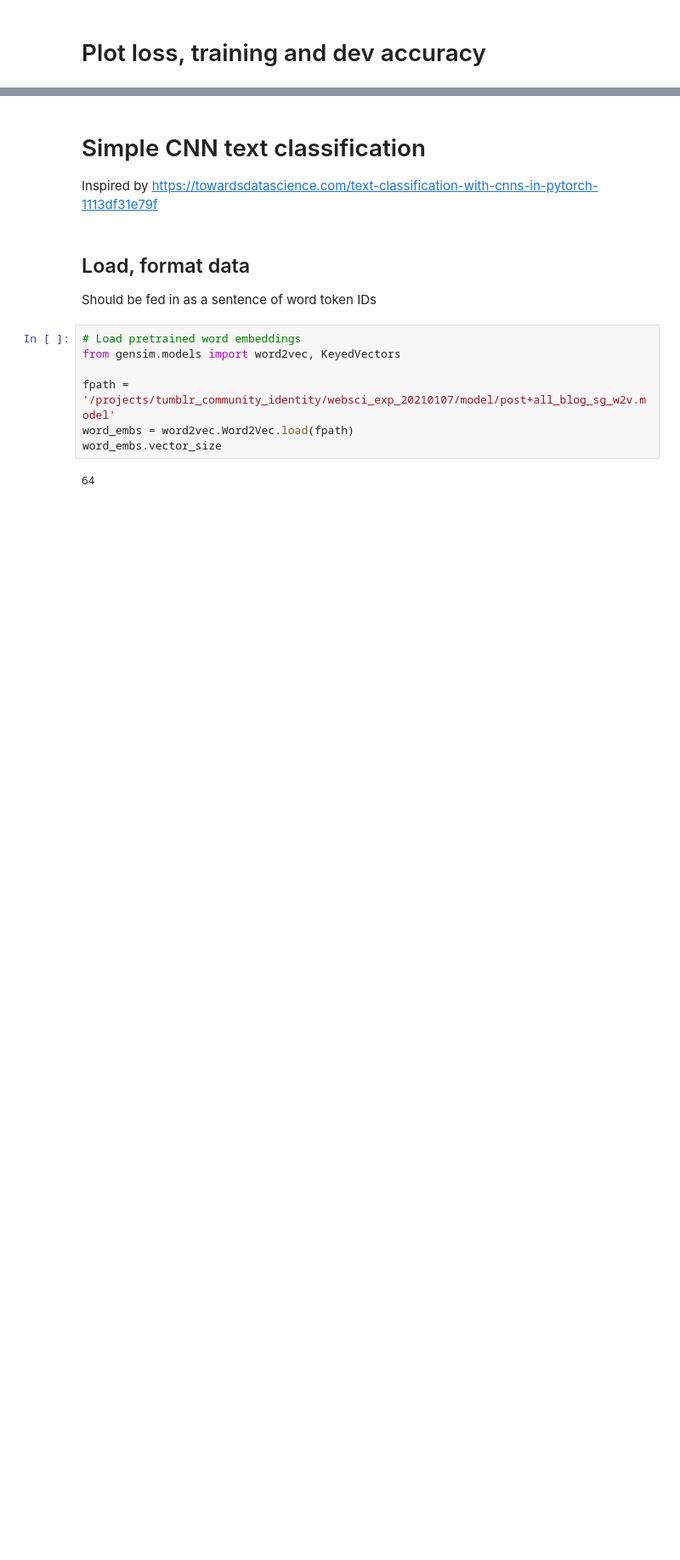
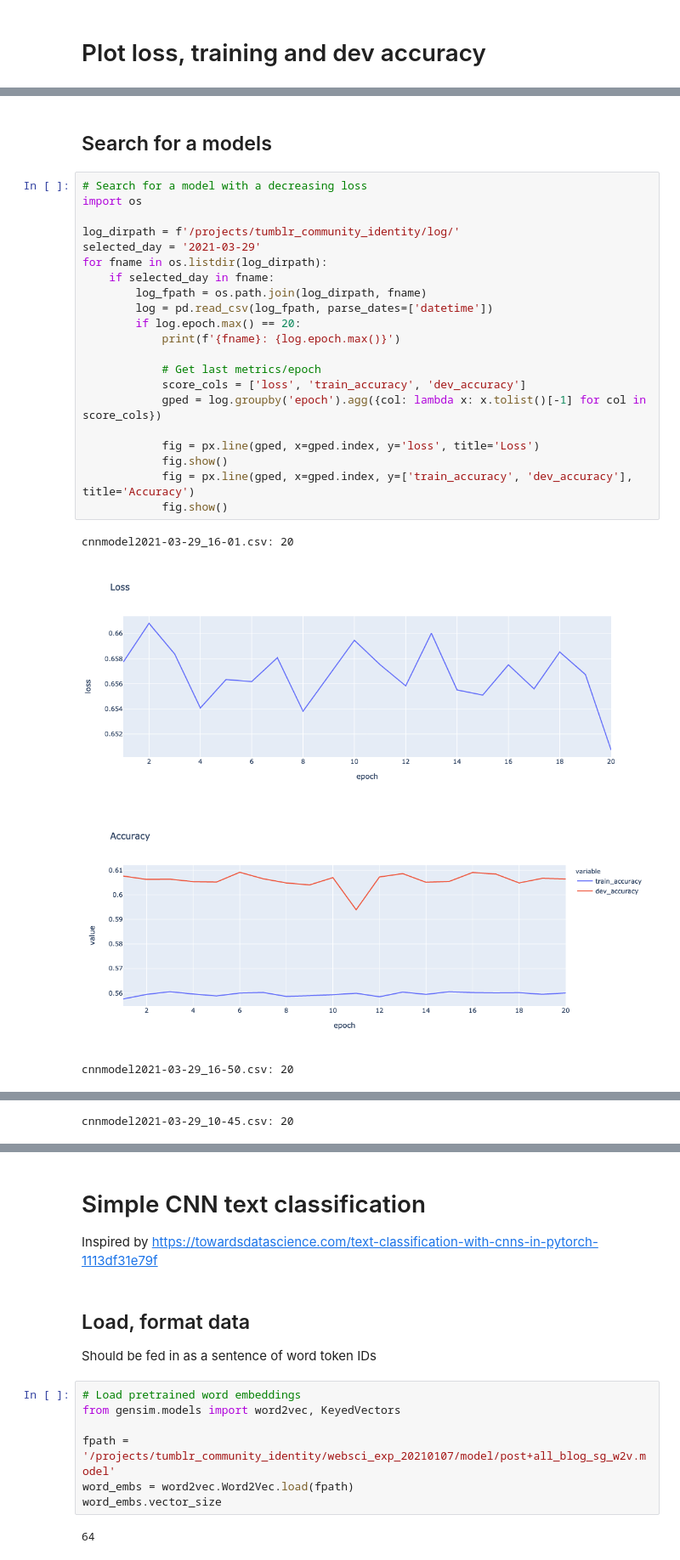
Before and after one commit to michaelmilleryoder/tumblr_community_identity, a Jupyter notebook: jupyter/pytorch_reblog_prediction.ipynb, the cells around one changed output, grey strips where cells are left out. Shown at 85% size. Saved outputs shown, nothing was run; the diff lists cells and outputs as text; blank space fills up the shorter version.

```diff
--- a/jupyter/pytorch_reblog_prediction.ipynb
+++ b/jupyter/pytorch_reblog_prediction.ipynb
@@ -67,0 +33,28 @@ fig
+# %% [markdown]
+## Search for a models
+# %%
+# Search for a model with a decreasing loss
+import os
+
+log_dirpath = f'/projects/tumblr_community_identity/log/'
+selected_day = '2021-03-29'
+for fname in os.listdir(log_dirpath):
+    if selected_day in fname:
+        log_fpath = os.path.join(log_dirpath, fname)
+        log = pd.read_csv(log_fpath, parse_dates=['datetime'])
+        if log.epoch.max() == 20:
+            print(f'{fname}: {log.epoch.max()}')
+
+            # Get last metrics/epoch
+            score_cols = ['loss', 'train_accuracy', 'dev_accuracy']
+            gped = log.groupby('epoch').agg({col: lambda x: x.tolist()[-1] for col in score_cols})
+
+            fig = px.line(gped, x=gped.index, y='loss', title='Loss')
+            fig.show()
+            fig = px.line(gped, x=gped.index, y=['train_accuracy', 'dev_accuracy'], title='Accuracy')
+            fig.show()
+# %% [output]
+cnnmodel2021-03-29_16-01.csv: 20
+[figure, added]
+[figure, added]
+cnnmodel2021-03-29_16-50.csv: 20
@@ -67,0 +63 @@ fig
+cnnmodel2021-03-29_10-45.csv: 20
```
Also changed, not shown: parts of 9 cells of this notebook, 2 other files.
